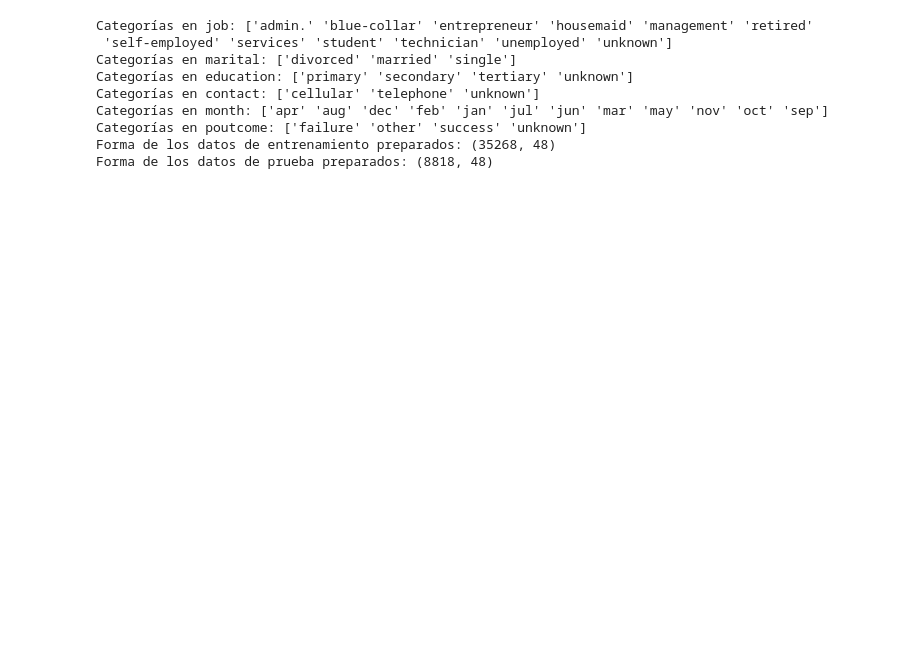
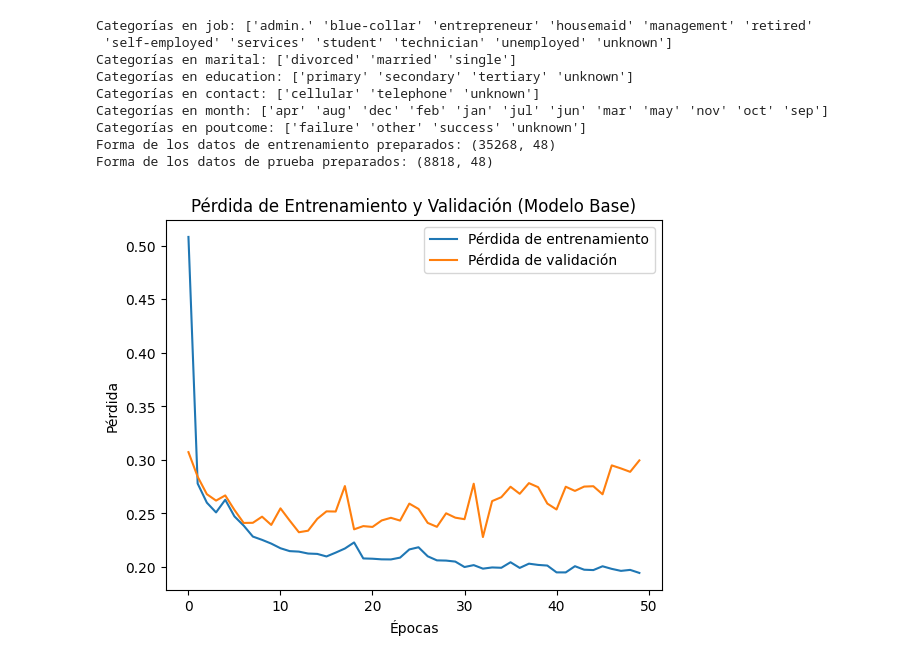
Before and after one commit to TheOneTrueDeQu/PROY2, a Jupyter notebook: PROY2-dataymodelos.ipynb, the cells around one changed output. Drawn from its saved outputs; the diff is of its cells as text; code cells hidden in the pictures; blank space fills up the shorter version.

Commit message:
Modelo Base completado

```diff
--- a/PROY2-dataymodelos.ipynb
+++ b/PROY2-dataymodelos.ipynb
@@ -420,3 +422,24 @@ Categorías en month: ['apr' 'aug' 'dec' 'feb' 'jan' 'jul' 'jun' 'mar' 'may' 'no
 Categorías en poutcome: ['failure' 'other' 'success' 'unknown']
 Forma de los datos de entrenamiento preparados: (35268, 48)
 Forma de los datos de prueba preparados: (8818, 48)
+# %%
+input_shape = X_train_preparado.shape[1]
+modelo_base = models.Sequential([
+    layers.Dense(25, activation='relu', input_shape=(input_shape,)),
+    layers.Dense(10, activation='relu'),
+    layers.Dense(1, activation='relu')])
+
+modelo_base.compile(optimizer='adam', loss='binary_crossentropy', metrics=['accuracy']) # Compilación del modelo
+# %%
+historia_base = modelo_base.fit(X_train_preparado, y_train, epochs=50, validation_split=0.2, batch_size=32, verbose=0)
+
+# Gráfica de la pérdida de entrenamiento y validación
+plt.plot(historia_base.history['loss'], label='Pérdida de entrenamiento')
+plt.plot(historia_base.history['val_loss'], label='Pérdida de validación')
+plt.title('Pérdida de Entrenamiento y Validación (Modelo Base)')
+plt.xlabel('Épocas')
+plt.ylabel('Pérdida')
+plt.legend()
+plt.show()
+# %% [output]
+[figure, added]
```
Also changed, not shown: parts of 4 cells of this notebook.
